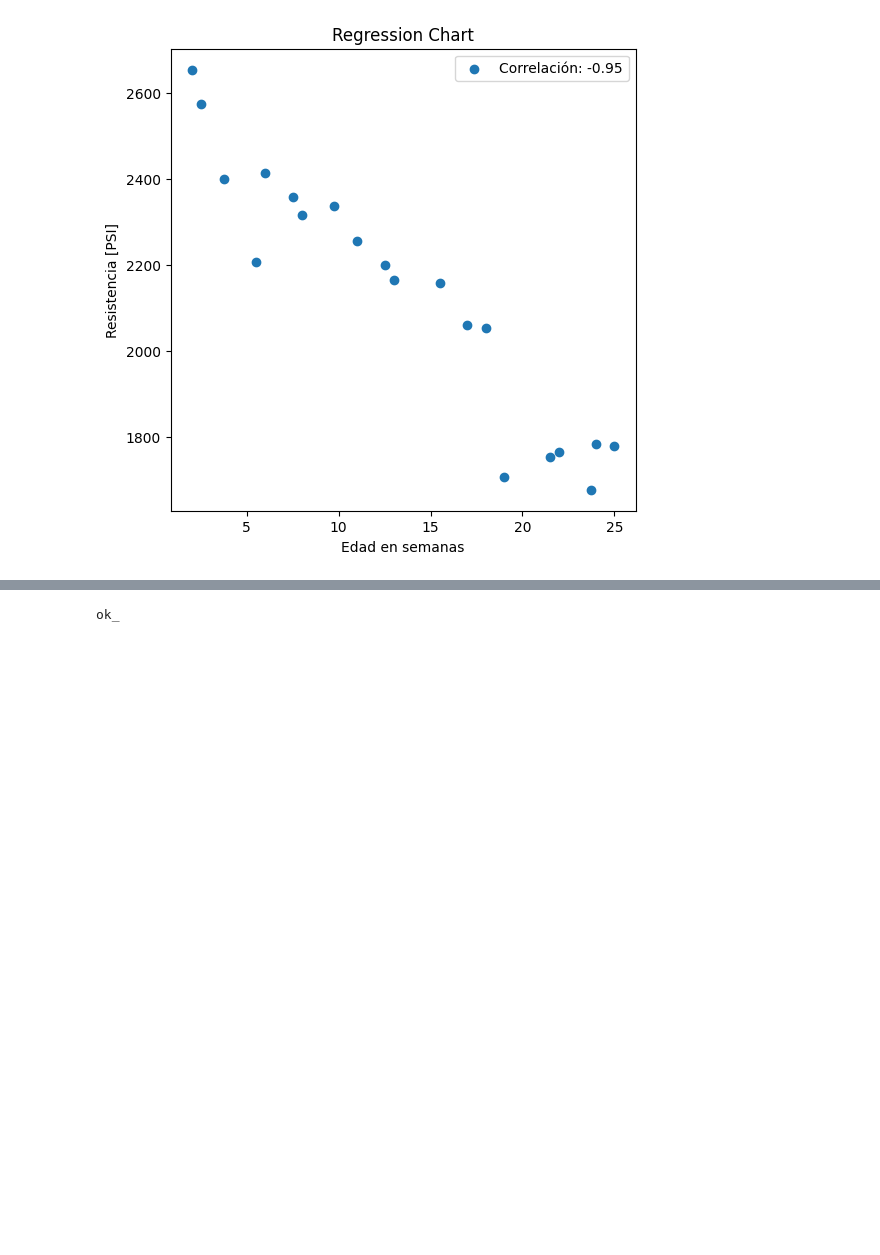
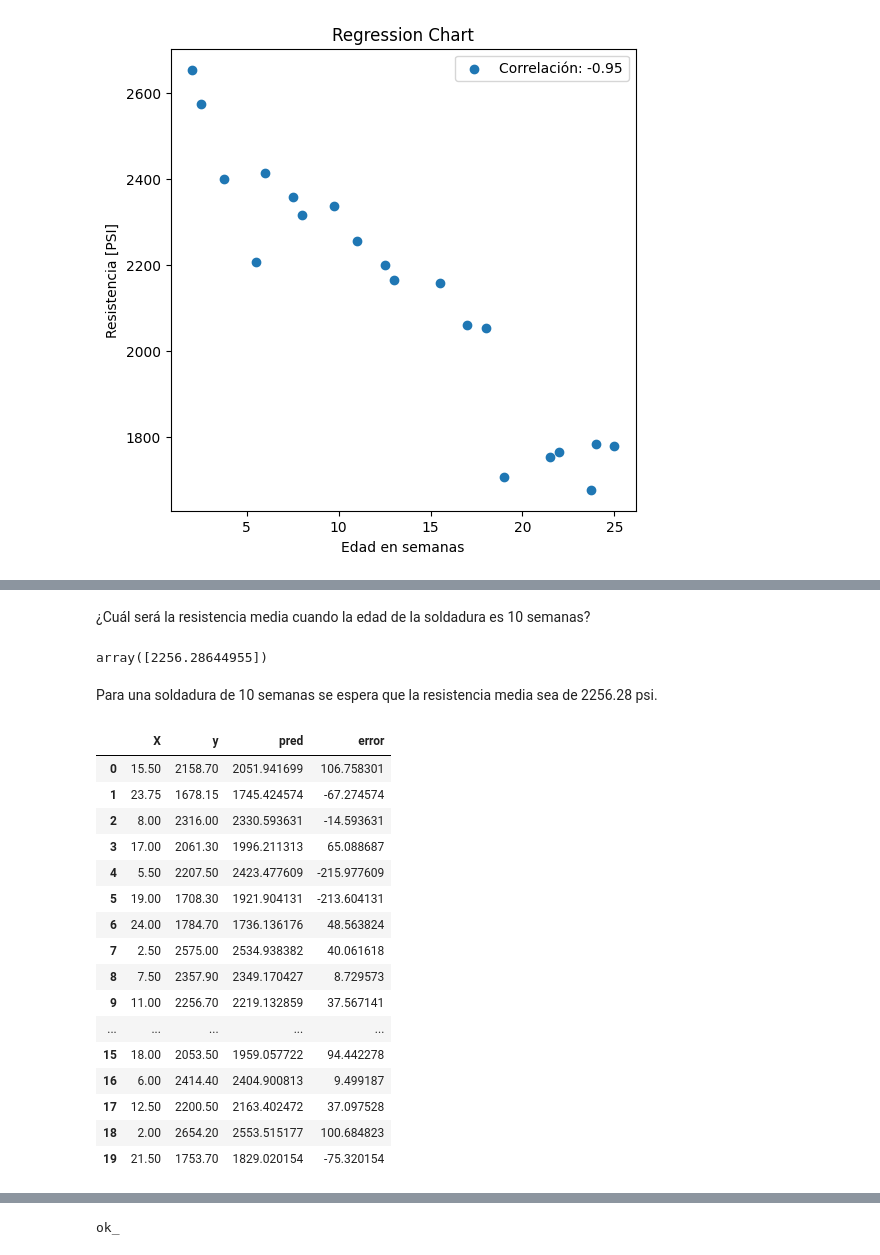
Before and after one commit to oecorrechag/regression, a Jupyter notebook: notebooks/01_seccion/1.1 Introduccion/1.1.2 Simple linear regression.ipynb, the cells around one changed output, grey strips where cells are left out. Cells and saved outputs as stored; diff of their text form; code cells hidden in the pictures; blank space fills up the shorter version.

```diff
--- a/notebooks/01_seccion/1.1 Introduccion/1.1.2 Simple linear regression.ipynb
+++ b/notebooks/01_seccion/1.1 Introduccion/1.1.2 Simple linear regression.ipynb
@@ -127,0 +178,34 @@ plt.show()
+# %% [markdown]
+¿Cuál será la resistencia media cuando la edad de la soldadura es 10 semanas?
+# %%
+y_pred = modelo_regresion.predict([[10]])
+y_pred
+# %% [output]
+array([2256.28644955])
+# %% [markdown]
+Para una soldadura de 10 semanas se espera que la resistencia media sea de 2256.28 psi.
+# %%
+y_pred = modelo_regresion.predict(x_machine)
+
+df_results = pd.DataFrame({'X': x_machine.flatten(), 'y': y_machine.flatten(), 'pred': y_pred.flatten()})
+df_results['error'] = df_results['y'] - df_results['pred']
+
+df_results
+# %% [output]
+|  | X | y | pred | error |
+| 0 | 15.50 | 2158.70 | 2051.941699 | 106.758301 |
+| 1 | 23.75 | 1678.15 | 1745.424574 | -67.274574 |
+| 2 | 8.00 | 2316.00 | 2330.593631 | -14.593631 |
+| 3 | 17.00 | 2061.30 | 1996.211313 | 65.088687 |
+| 4 | 5.50 | 2207.50 | 2423.477609 | -215.977609 |
+| 5 | 19.00 | 1708.30 | 1921.904131 | -213.604131 |
+| 6 | 24.00 | 1784.70 | 1736.136176 | 48.563824 |
+| 7 | 2.50 | 2575.00 | 2534.938382 | 40.061618 |
+| 8 | 7.50 | 2357.90 | 2349.170427 | 8.729573 |
+| 9 | 11.00 | 2256.70 | 2219.132859 | 37.567141 |
+| ... | ... | ... | ... | ... |
+| 15 | 18.00 | 2053.50 | 1959.057722 | 94.442278 |
+| 16 | 6.00 | 2414.40 | 2404.900813 | 9.499187 |
+| 17 | 12.50 | 2200.50 | 2163.402472 | 37.097528 |
+| 18 | 2.00 | 2654.20 | 2553.515177 | 100.684823 |
+| 19 | 21.50 | 1753.70 | 1829.020154 | -75.320154 |
```
Also changed, not shown: parts of 8 cells of this notebook.
